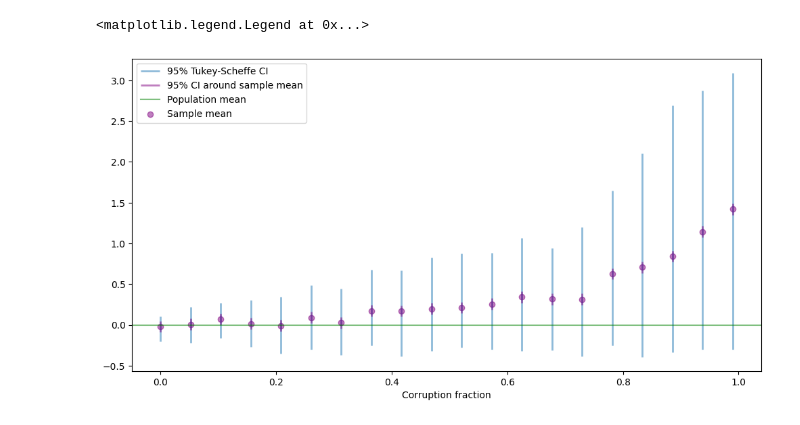
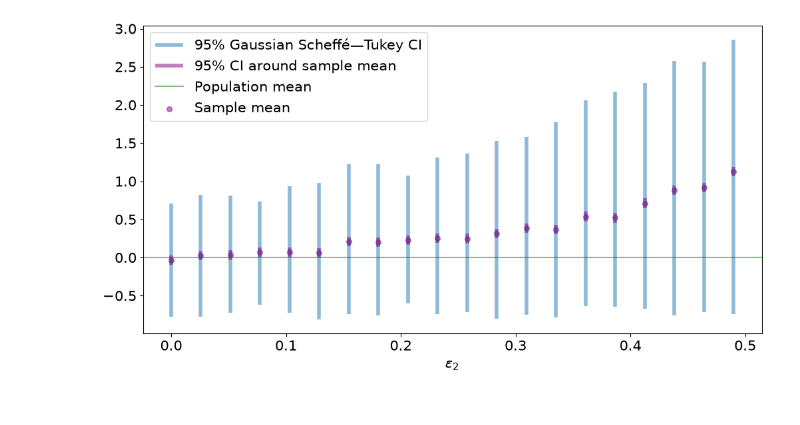
Before and after one commit to kabirverchand/AdaptiveCI, a Jupyter notebook: Gaussian-CI.ipynb, the cells around one changed output. Cells and saved outputs as stored; diff of their text form; code cells hidden in the pictures.

```diff
--- a/Gaussian-CI.ipynb
+++ b/Gaussian-CI.ipynb
@@ -52,40 +187,44 @@ plt.semilogx()
 # %%
-q = 1
+### Case (c), fixed n, eps_1=0.5, varying eps_2
 
-eps_list = np.linspace(0,0.99,20)
-n = 800
+eps_1 = 0.5
+eps_2_list = np.linspace(0,0.49,20)
+
+n = 1000
 vary_eps_dict = {}
 opt_up = []
 opt_low = []
 uppers = []
 lowers = []
 means = []
 means_upper = []
 means_lower = []
 maxmin = []
-for eps in eps_list:
-  trunc = synthetic_data.generate_truncated_samples_gaussian(n, eps, q, 1, rng)
-  t = np.sqrt(max(0, (np.log(n * eps**2) - np.log(np.log(4/alpha)))/2 ))
-  sim_dict = confidence_intervals.compute_CI_Gaussian(trunc, t, 0.05, 1)
+for eps_2 in eps_2_list:
+  Z = generate_truncated_samples_gaussian(n, eps_1, eps_2, level, rng)
+  sim_dict = confidence_intervals.adaptive_CI_Gaussian(Z, 1, 1, alpha, 1)
   # opt_dict = SimulationSetting.adaptive_CI(trunc, 0.05)
   # opt_up.append(opt_dict["right"])
   # opt_low.append(opt_dict["left"])
   uppers.append(sim_dict["right"])
   lowers.append(sim_dict["left"])
-  mean = confidence_intervals.compute_sample_mean(trunc)
-  means.append(confidence_intervals.compute_sample_mean(trunc))
+  mean = confidence_intervals.compute_sample_mean(Z)
+  means.append(confidence_intervals.compute_sample_mean(Z))
   means_upper.append(mean + 1.96/np.sqrt(n))
   means_lower.append(mean - 1.96/np.sqrt(n))
-  maxmin.append(confidence_intervals.max_min_avg(trunc))
+  maxmin.append(confidence_intervals.max_min_avg(Z))
+
+plt.figure(figsize=(12,6))
+plt.vlines(eps_2_list, lowers, uppers, label=r"95% Gaussian Scheffé—Tukey CI", alpha=0.5, linewidth=4)
+plt.vlines(eps_2_list, means_lower, means_upper, label="95% CI around sample mean", color='purple', alpha=0.5,linewidth=4)
+plt.axhline(0,color='green', alpha = 0.5, label="Population mean")
+plt.scatter(eps_2_list,means, color='purple', s=30, alpha = 0.5, label='Sample mean')
+plt.xlabel(r"$\epsilon_2$", fontsize=15)
+# plt.scatter(n_list, maxmin, color='black', alpha = 0.5, label="Average of extremes")
+plt.legend(loc="upper left", fontsize=15)
+plt.xticks(fontsize=15)
+plt.yticks(fontsize=15)
+
+plt.savefig("Gaussian-c-05.pdf")
+# %% [output]
+[figure, added]
-# %%
-plt.figure(figsize=(12,6))
-plt.vlines(eps_list, lowers, uppers, label="95% Tukey-Scheffe CI", alpha=0.5, linewidth=2)
-plt.vlines(eps_list, means_lower, means_upper, label="95% CI around sample mean", color='purple', alpha=0.5,linewidth=2)
-plt.axhline(0,color='green', alpha = 0.5, label="Population mean")
-plt.scatter(eps_list,means, color='purple', alpha = 0.5, label='Sample mean')
-plt.xlabel("Corruption fraction")
-# plt.scatter(n_list, maxmin, color='black', alpha = 0.5, label="Average of extremes")
-plt.legend(loc="upper left")
-# %% [output]
-<matplotlib.legend.Legend at 0x...>
-[figure, removed]
```
Also changed, not shown: parts of 16 cells of this notebook, 7 other files.
